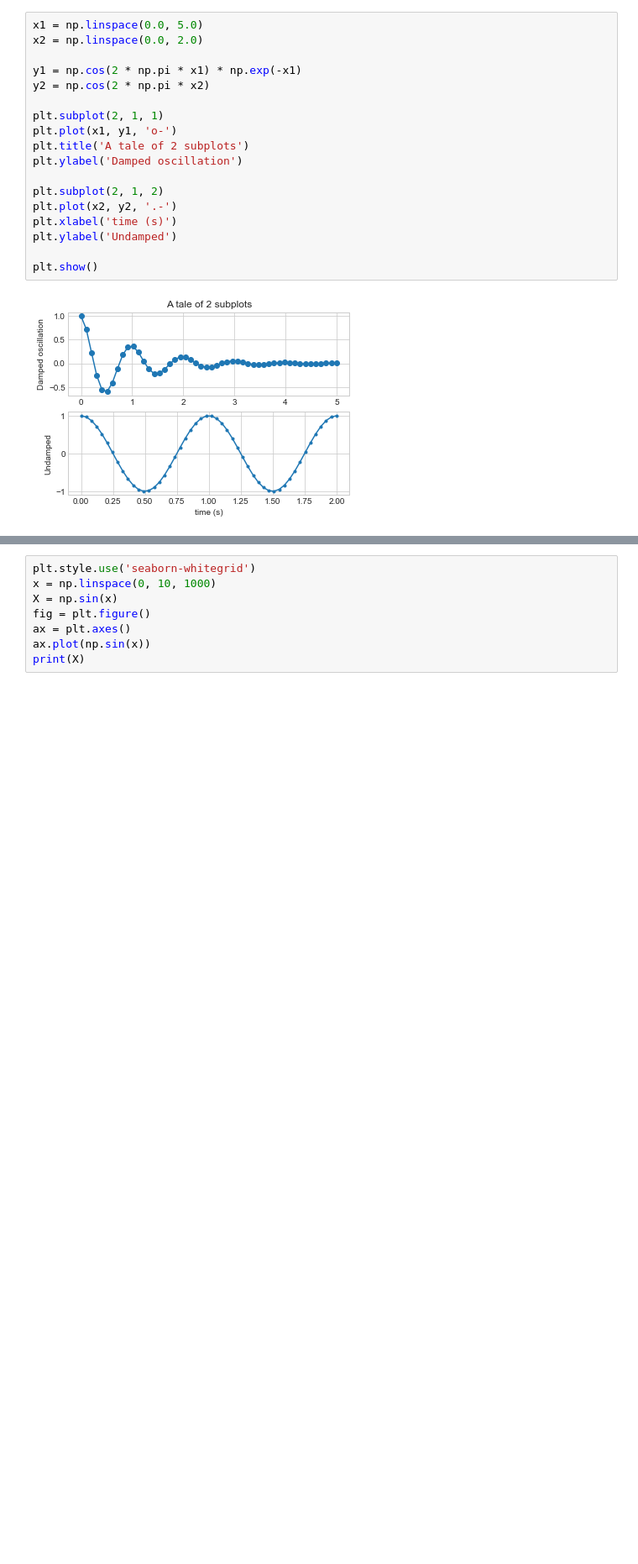
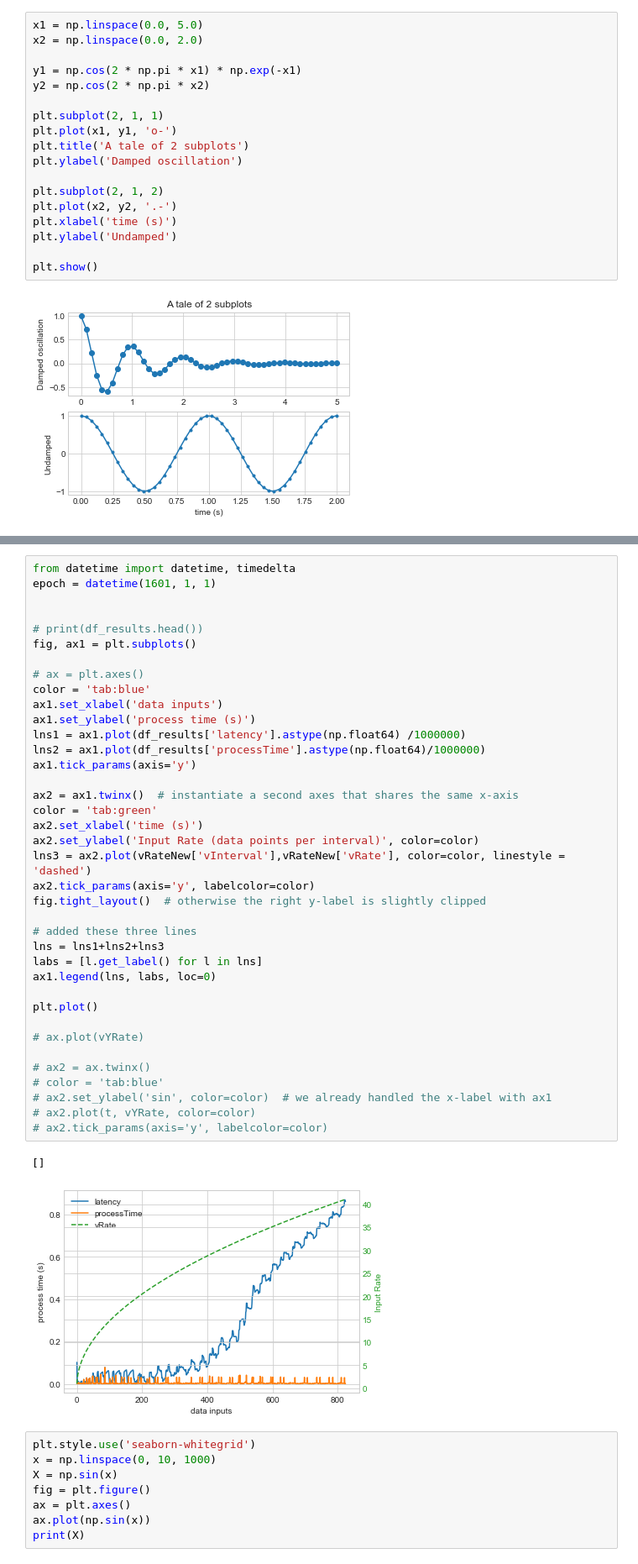
Before and after one commit to SanityLacking/DataStreamer, a Jupyter notebook: DataStreamer/Results Visualization.ipynb, the cells around one changed output, grey strips where cells are left out. Shown: that part at 84% size. Cells and saved outputs as stored; diff of their text form; blank space fills up the shorter version.

```diff
--- a/DataStreamer/Results Visualization.ipynb
+++ b/DataStreamer/Results Visualization.ipynb
@@ -209,3 +179,44 @@ larger then
+# %%
+from datetime import datetime, timedelta
+epoch = datetime(1601, 1, 1)
+
+
+# print(df_results.head())
+fig, ax1 = plt.subplots()
+
+# ax = plt.axes()
+color = 'tab:blue'
+ax1.set_xlabel('data inputs')
+ax1.set_ylabel('process time (s)')
+lns1 = ax1.plot(df_results['latency'].astype(np.float64) /1000000)
+lns2 = ax1.plot(df_results['processTime'].astype(np.float64)/1000000)
+ax1.tick_params(axis='y')
+
+ax2 = ax1.twinx()  # instantiate a second axes that shares the same x-axis
+color = 'tab:green'
+ax2.set_xlabel('time (s)')
+ax2.set_ylabel('Input Rate (data points per interval)', color=color)
+lns3 = ax2.plot(vRateNew['vInterval'],vRateNew['vRate'], color=color, linestyle = 'dashed')
+ax2.tick_params(axis='y', labelcolor=color)
+fig.tight_layout()  # otherwise the right y-label is slightly clipped
+
+# added these three lines
+lns = lns1+lns2+lns3
+labs = [l.get_label() for l in lns]
+ax1.legend(lns, labs, loc=0)
+
+plt.plot()
+
+# ax.plot(vYRate)
+
+# ax2 = ax.twinx()
+# color = 'tab:blue'
+# ax2.set_ylabel('sin', color=color)  # we already handled the x-label with ax1
+# ax2.plot(t, vYRate, color=color)
+# ax2.tick_params(axis='y', labelcolor=color)
+# %% [output]
+[]
+[figure, added]
 # %%
 plt.style.use('seaborn-whitegrid')
 x = np.linspace(0, 10, 1000)
```
Also changed, not shown: parts of 6 cells of this notebook, 12 other files.
